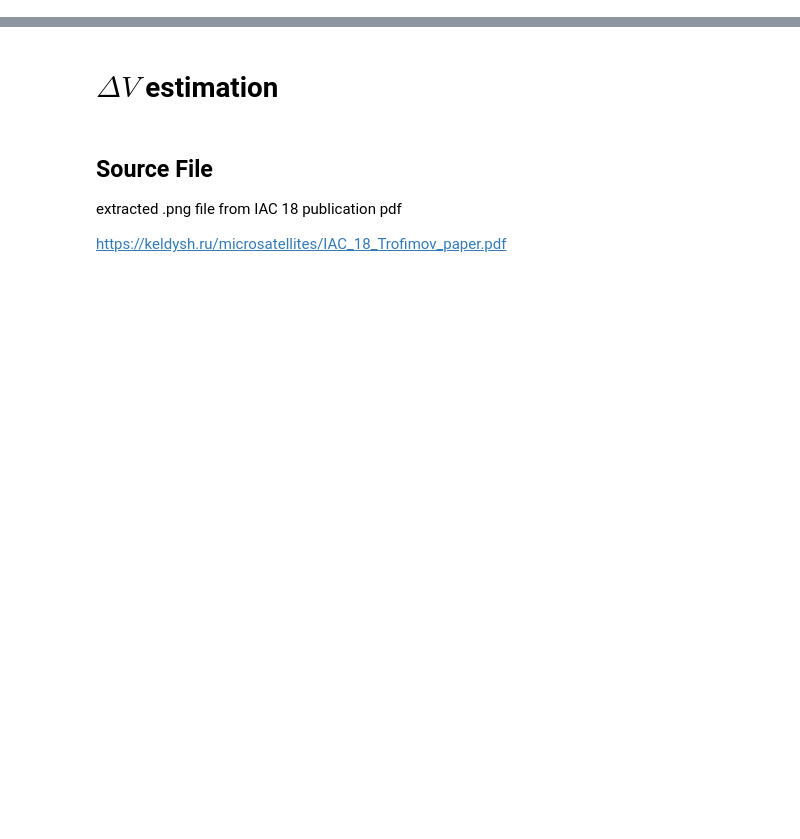
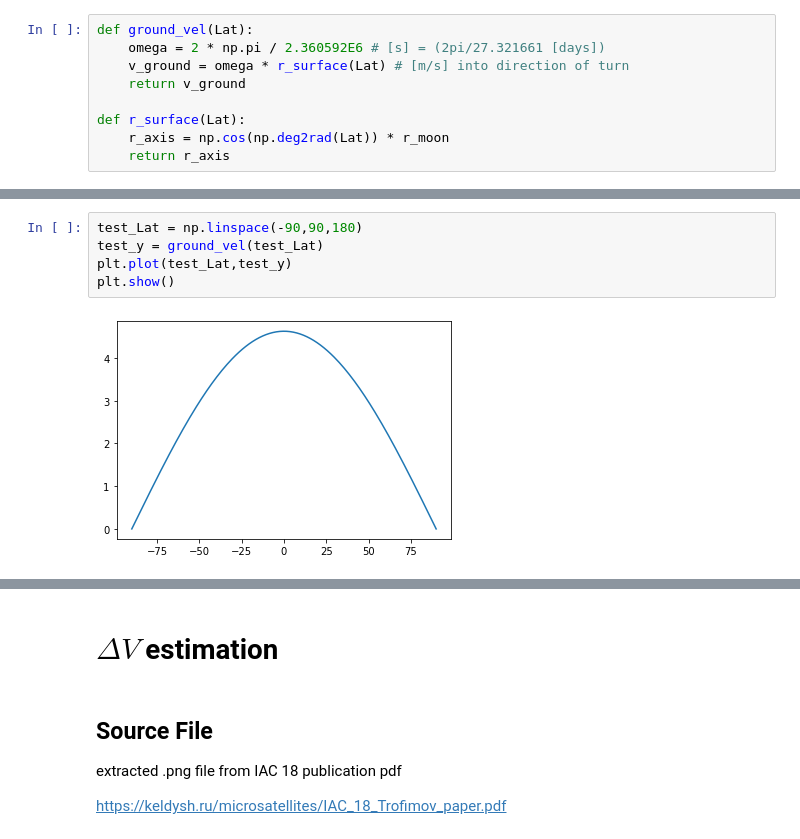
Before and after one commit to Sven-J-Steinert/10.3389-frspt.2024.1352213, a Jupyter notebook: B_Transport_efficiency.ipynb, the cells around one changed output, grey strips where cells are left out. Cells and saved outputs as stored; diff of their text form; blank space fills up the shorter version.

```diff
--- a/B_Transport_efficiency.ipynb
+++ b/B_Transport_efficiency.ipynb
@@ -15,0 +96,9 @@ from A_helper_functions import *
+# %%
+def ground_vel(Lat):
+    omega = 2 * np.pi / 2.360592E6 # [s] = (2pi/27.321661 [days])
+    v_ground = omega * r_surface(Lat) # [m/s] into direction of turn
+    return v_ground
+
+def r_surface(Lat):
+    r_axis = np.cos(np.deg2rad(Lat)) * r_moon
+    return r_axis
@@ -15,0 +115,7 @@ from A_helper_functions import *
+# %%
+test_Lat = np.linspace(-90,90,180)
+test_y = ground_vel(test_Lat)
+plt.plot(test_Lat,test_y)
+plt.show()
+# %% [output]
+[figure, added]
```
Also changed, not shown: parts of 73 cells of this notebook, 8 other files.
